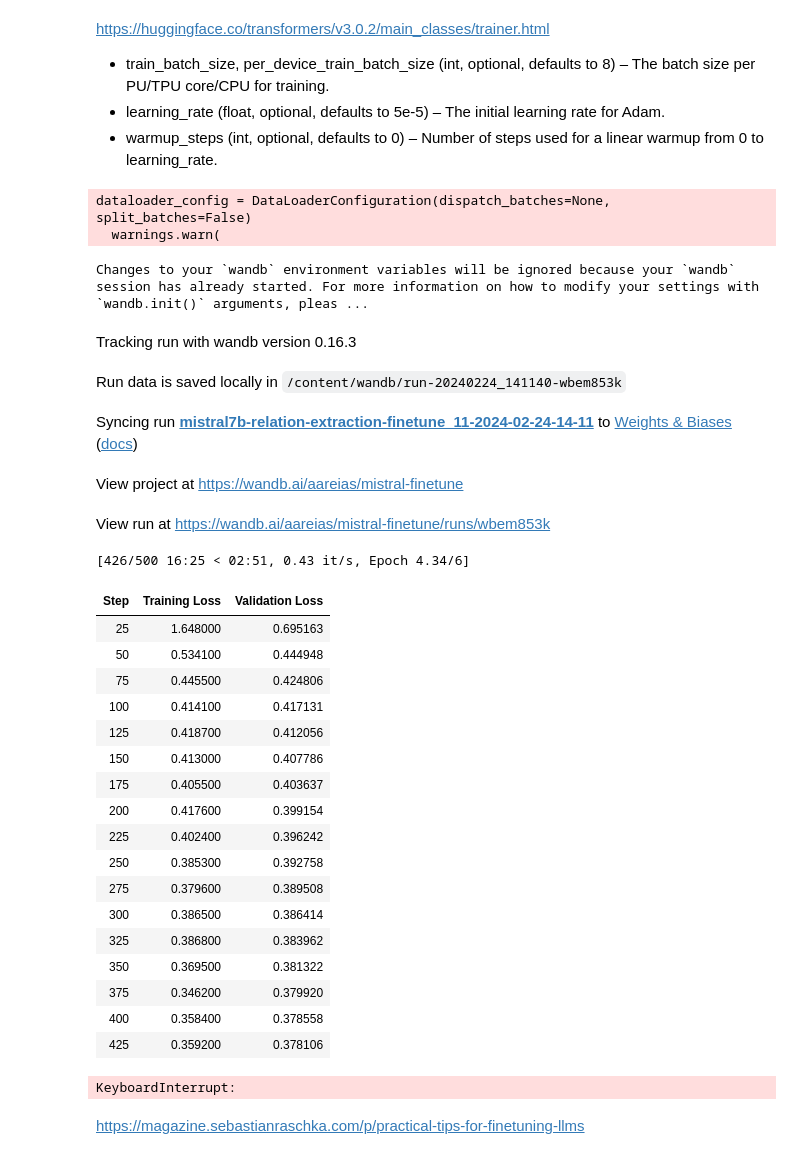
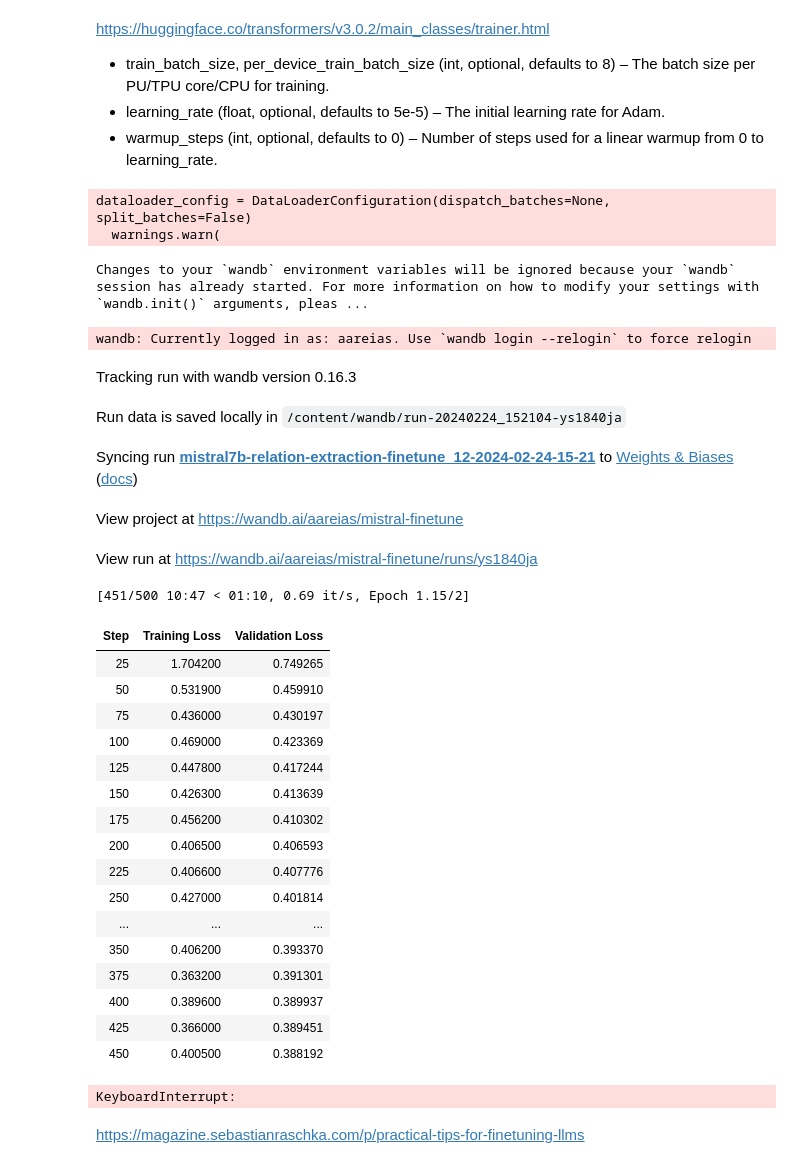
Before and after one commit to areias/slm-finetunig, a Jupyter notebook: finetune_mistral.ipynb, the cells around one changed output. Saved outputs shown, nothing was run; the diff lists cells and outputs as text; code cells hidden in the pictures.

Commit message:
r128 alpha sqrt 128 batch 2

```diff
--- a/finetune_mistral.ipynb
+++ b/finetune_mistral.ipynb
@@ -503,7 +508,7 @@ wandb: Currently logged in as: aareias. Use `wandb login --relogin` to force rel
 
 project = "relation-extraction-finetune"
 base_model_name = "mistral7b"
-run_name = base_model_name + "-" + project + "_11" # rank 128 alpha sqrt128 scale factor 0.5 and batch size 8
+run_name = base_model_name + "-" + project + "_12" # rank 128 alpha sqrt128 scale factor 0.5 and batch size 2
 output_dir = "drive/MyDrive/mistral-finetune/runs/" + run_name
 # %% [markdown]
 https://huggingface.co/docs/peft/main/en/conceptual_guides/lora#common-lora-parameters-in-peft
@@ -538,56 +543,56 @@ trainer = transformers.Trainer(
     args=transformers.TrainingArguments(
         output_dir=output_dir,
         warmup_steps=1,
-        per_device_train_batch_size=8,
+        per_device_train_batch_size=2,
         gradient_accumulation_steps=1,
         gradient_checkpointing=True,
         max_steps=500,
         learning_rate=2.5e-5, # Want a small lr for finetuning
         fp16=True,
         logging_steps=25,
         optim="paged_adamw_8bit",
         logging_dir="drive/MyDrive/mistral-finetune/runs/logs",        # Directory for storing logs
         save_strategy="steps",       # Save the model checkpoint every logging step
         save_steps=25,                # Save checkpoints every 50 steps
         evaluation_strategy="steps", # Evaluate the model every logging step
         eval_steps=25,               # Evaluate and save checkpoints every 50 steps
         do_eval=True,                # Perform evaluation at the end of training
         report_to="wandb",           # Comment this out if you don't want to use weights & baises
         run_name=f"{run_name}-{datetime.now().strftime('%Y-%m-%d-%H-%M')}"          # Name of the W&B run (optional)
     ),
     data_collator=transformers.DataCollatorForLanguageModeling(tokenizer, mlm=False),
 )
 model.config.use_cache = False  # silence the warnings. Please re-enable for inference!
 trainer.train()
 # %% [output]
 dataloader_config = DataLoaderConfiguration(dispatch_batches=None, split_batches=False)
   warnings.warn(
 Changes to your `wandb` environment variables will be ignored because your `wandb` session has already started. For more information on how to modify your settings with `wandb.init()` arguments, pleas ...
+wandb: Currently logged in as: aareias. Use `wandb login --relogin` to force relogin
 Tracking run with wandb version 0.16.3
-Run data is saved locally in /content/wandb/run-20240224_141140-wbem853k
+Run data is saved locally in /content/wandb/run-20240224_152104-ys1840ja
-Syncing run mistral7b-relation-extraction-finetune_11-2024-02-24-14-11 to Weights & Biases (docs)
+Syncing run mistral7b-relation-extraction-finetune_12-2024-02-24-15-21 to Weights & Biases (docs)
 View project at https://wandb.ai/aareias/mistral-finetune
-View run at https://wandb.ai/aareias/mistral-finetune/runs/wbem853k
+View run at https://wandb.ai/aareias/mistral-finetune/runs/ys1840ja
-[426/500 16:25 < 02:51, 0.43 it/s, Epoch 4.34/6]
+[451/500 10:47 < 01:10, 0.69 it/s, Epoch 1.15/2]
 | Step | Training Loss | Validation Loss |
-| 25 | 1.648000 | 0.695163 |
-| 50 | 0.534100 | 0.444948 |
-| 75 | 0.445500 | 0.424806 |
-| 100 | 0.414100 | 0.417131 |
-| 125 | 0.418700 | 0.412056 |
-| 150 | 0.413000 | 0.407786 |
-| 175 | 0.405500 | 0.403637 |
-| 200 | 0.417600 | 0.399154 |
-| 225 | 0.402400 | 0.396242 |
-| 250 | 0.385300 | 0.392758 |
-| 275 | 0.379600 | 0.389508 |
-| 300 | 0.386500 | 0.386414 |
-| 325 | 0.386800 | 0.383962 |
-| 350 | 0.369500 | 0.381322 |
-| 375 | 0.346200 | 0.379920 |
-| 400 | 0.358400 | 0.378558 |
-| 425 | 0.359200 | 0.378106 |
+| 25 | 1.704200 | 0.749265 |
+| 50 | 0.531900 | 0.459910 |
+| 75 | 0.436000 | 0.430197 |
+| 100 | 0.469000 | 0.423369 |
+| 125 | 0.447800 | 0.417244 |
+| 150 | 0.426300 | 0.413639 |
+| 175 | 0.456200 | 0.410302 |
+| 200 | 0.406500 | 0.406593 |
+| 225 | 0.406600 | 0.407776 |
+| 250 | 0.427000 | 0.401814 |
+| ... | ... | ... |
+| 350 | 0.406200 | 0.393370 |
+| 375 | 0.363200 | 0.391301 |
+| 400 | 0.389600 | 0.389937 |
+| 425 | 0.366000 | 0.389451 |
+| 450 | 0.400500 | 0.388192 |
-KeyboardInterrupt:
+KeyboardInterrupt:
 # %% [markdown]
 https://magazine.sebastianraschka.com/p/practical-tips-for-finetuning-llms
 # %% [markdown]
```
Also changed, not shown: parts of 4 cells of this notebook.
